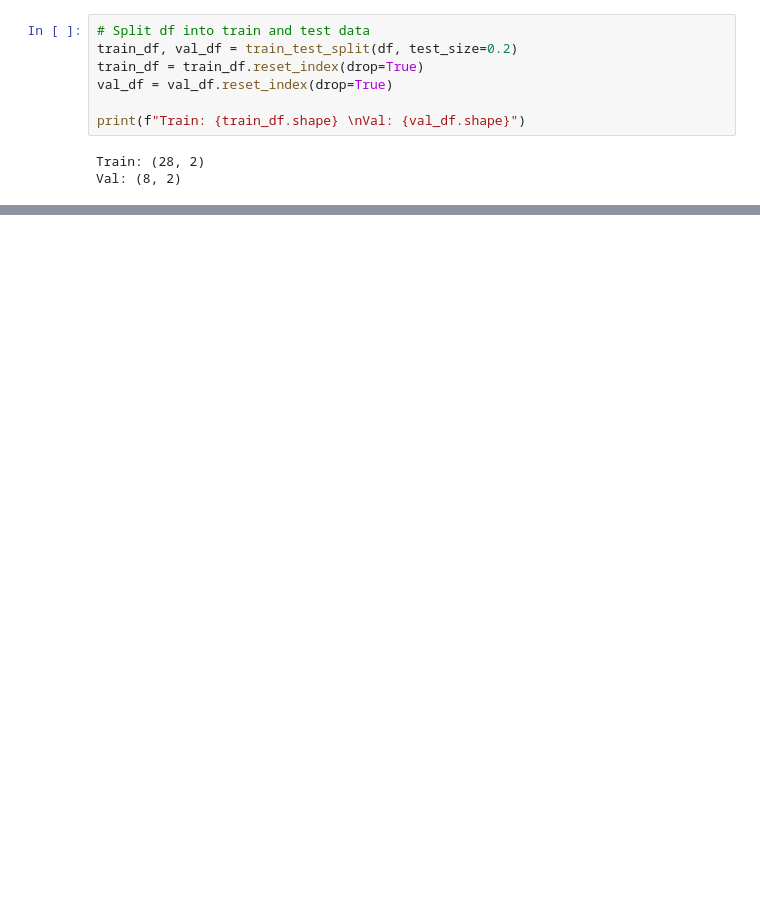
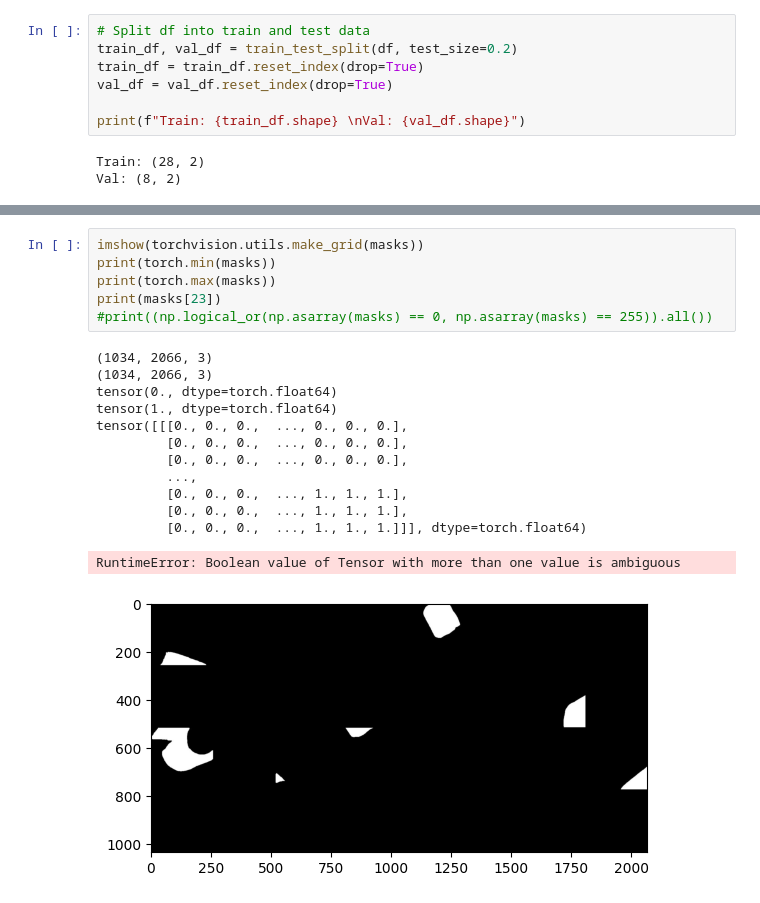
Before and after one commit to steven9909/mobile_health_segmentation, a Jupyter notebook: load_data.ipynb, the cells around one changed output, grey strips where cells are left out. Saved outputs shown, nothing was run; the diff lists cells and outputs as text; blank space fills up the shorter version.

```diff
--- a/load_data.ipynb
+++ b/load_data.ipynb
@@ -187,0 +247,20 @@ RuntimeError: mean(): input dtype should be either floating point or complex dty
+# %%
+imshow(torchvision.utils.make_grid(masks))
+print(torch.min(masks))
+print(torch.max(masks))
+print(masks[23])
+#print((np.logical_or(np.asarray(masks) == 0, np.asarray(masks) == 255)).all())
+# %% [output]
+(1034, 2066, 3)
+(1034, 2066, 3)
+tensor(0., dtype=torch.float64)
+tensor(1., dtype=torch.float64)
+tensor([[[0., 0., 0.,  ..., 0., 0., 0.],
+         [0., 0., 0.,  ..., 0., 0., 0.],
+         [0., 0., 0.,  ..., 0., 0., 0.],
+         ...,
+         [0., 0., 0.,  ..., 1., 1., 1.],
+         [0., 0., 0.,  ..., 1., 1., 1.],
+         [0., 0., 0.,  ..., 1., 1., 1.]]], dtype=torch.float64)
+RuntimeError: Boolean value of Tensor with more than one value is ambiguous
+[figure, added]
```
Also changed, not shown: parts of 9 cells of this notebook.
